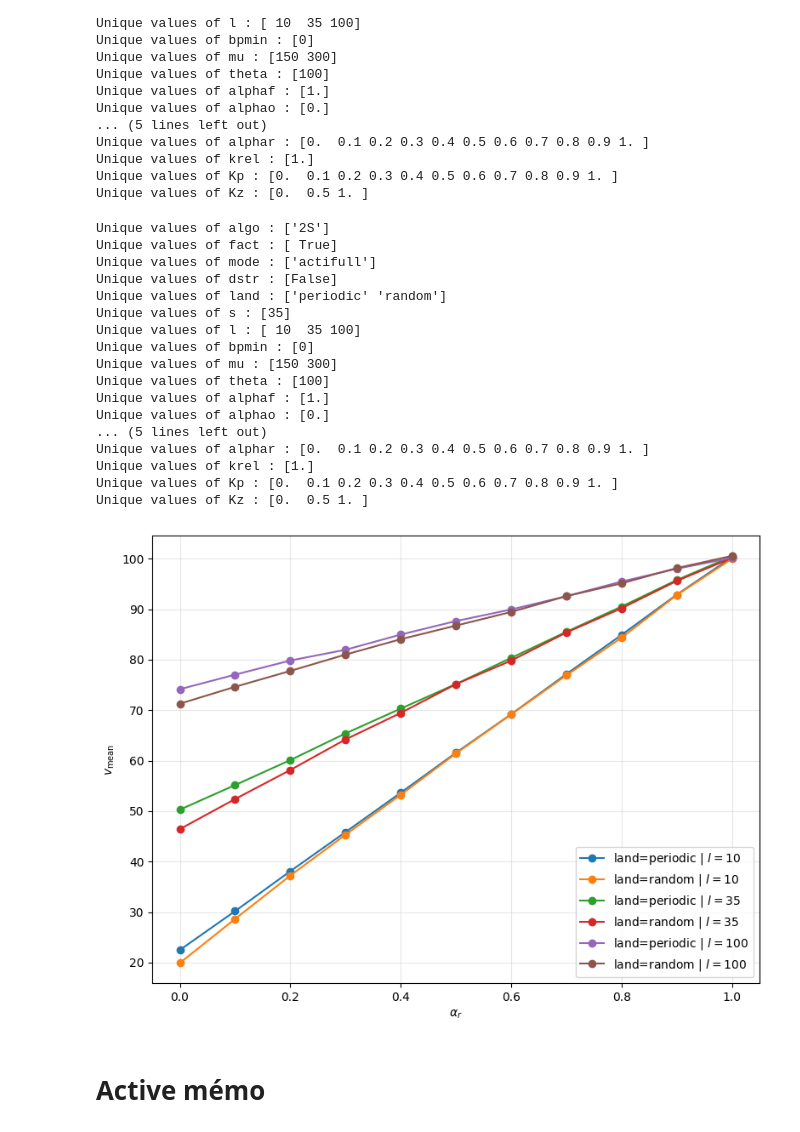
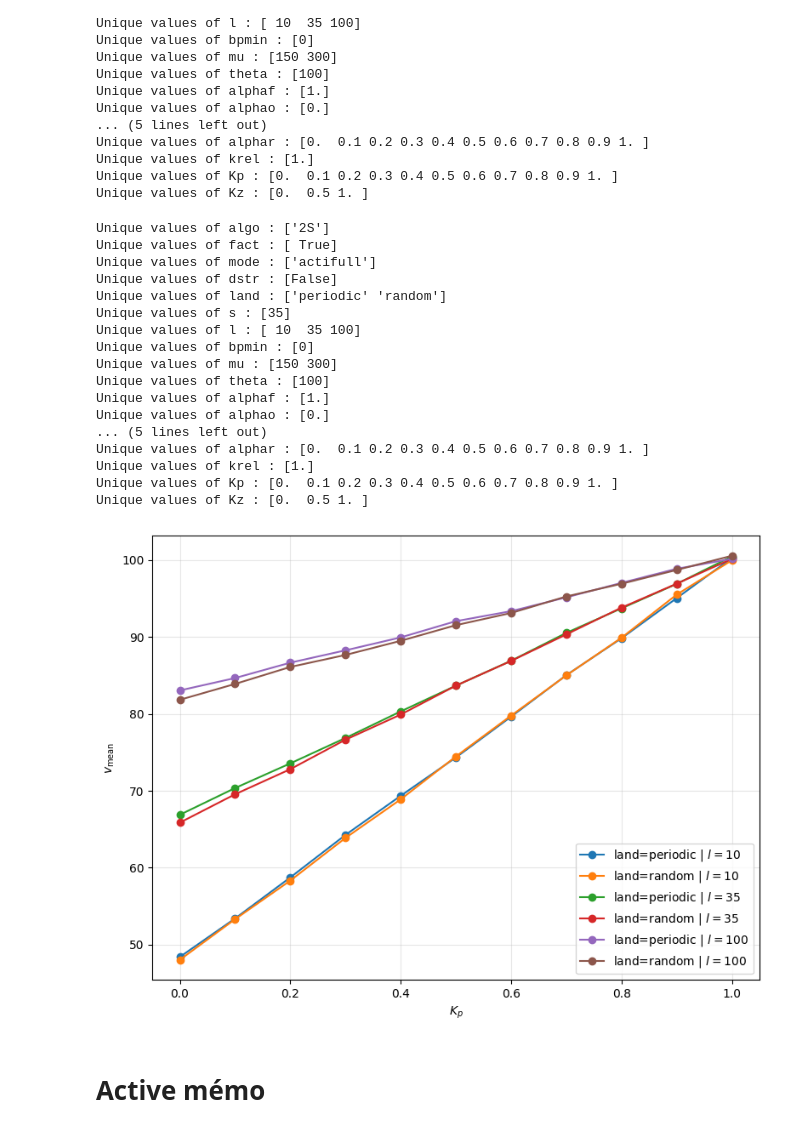
Before and after one commit to npelletbossot/nucleo, a Jupyter notebook: notebooks/work/fact_bis.ipynb, the cells around one changed output. Cells and saved outputs as stored; diff of their text form; code cells hidden in the pictures.

```diff
--- a/notebooks/work/fact_bis.ipynb
+++ b/notebooks/work/fact_bis.ipynb
@@ -352,7 +352,7 @@ plt.figure(figsize=(8, 6), dpi=300)
 ls = np.unique(df_passive["l"].to_numpy())
 
 for l in ls:
-    for land in landscapes:
+    for land in lands:
 
         df_land = df_passive.filter(
             (pl.col("land") == land) &
@@ -402,7 +402,7 @@ plt.figure(figsize=(8, 6), dpi=300)
 ls = np.unique(df_passive["l"].to_numpy())
 
 for l in ls:
-    for land in landscapes:
+    for land in lands:
 
         df_land = df_passive.filter(
             (pl.col("land") == land) &
@@ -450,7 +450,7 @@ for l in ls:
 
     c = (150 + l) / (35 + l)
 
-    for land in landscapes:
+    for land in lands:
 
         df_land = df_passive.filter(
             (pl.col("land") == land) &
@@ -580,9 +580,9 @@ shape: (28_836, 61)
 for col in COLUMNS:
     print(f"Unique values of {col} : {np.unique(df_actifull[col])}")
 
-landscapes = ["periodic", "random"]
+lands = ["periodic", "random"]
 df_actifull = df_actifull.filter(
-    (pl.col("land").is_in(landscapes))
+    (pl.col("land").is_in(lands))
 )
 # %% [output]
 Unique values of algo : ['2S']
@@ -610,7 +610,7 @@ import numpy as np
 
 lands   = np.unique(df_actifull["land"].to_numpy())
 ls      = np.unique(df_actifull["l"].to_numpy())
-Kp      = 1
+alphar  = 1
 Kz      = 1
 rrest   = 2.0
 mu      = 150
@@ -623,54 +623,54 @@ for col in COLUMNS:
 
 
 for l in ls:
-    for land in landscapes:
+    for land in lands:
 
         df_land = df_actifull.filter(
             (pl.col("land") == land) &
             (pl.col("l") == l) &
             (pl.col("mu") == mu) &
             (pl.col("rrest") == rrest) &
-            (pl.col("Kp") == Kp) &
+            (pl.col("alphar") == alphar) &
             (pl.col("Kz") == Kz)
         )
 
-        alphar = df_land["alphar"].to_numpy()
+        Kp = df_land["Kp"].to_numpy()
         v_mean_land = df_land["v_mean"].to_numpy()
 
         # order = np.argsort(Kp_alphar)
 
         plt.plot(
-            alphar,
+            Kp,
             v_mean_land,
             marker="o",
             label=f"land={land} | $l={l}$"
         )
 
-plt.xlabel(r"$\alpha_r$")
+plt.xlabel(r"$K_p$")
 plt.ylabel(r"$v_{\mathrm{mean}}$")
 plt.grid(True, alpha=0.30)
 plt.legend()
 plt.tight_layout()
 plt.show()
 # %% [output]
 Unique values of algo : ['2S']
 Unique values of fact : [ True]
 Unique values of mode : ['actifull']
 Unique values of dstr : [False]
 Unique values of land : ['periodic' 'random']
 Unique values of s : [35]
 Unique values of l : [ 10  35 100]
 Unique values of bpmin : [0]
 Unique values of mu : [150 300]
 Unique values of theta : [100]
 Unique values of alphaf : [1.]
 Unique values of alphao : [0.]
 ... (5 lines left out)
 Unique values of alphar : [0.  0.1 0.2 0.3 0.4 0.5 0.6 0.7 0.8 0.9 1. ]
 Unique values of krel : [1.]
 Unique values of Kp : [0.  0.1 0.2 0.3 0.4 0.5 0.6 0.7 0.8 0.9 1. ]
 Unique values of Kz : [0.  0.5 1. ]
-[figure, old version]
+[figure, new version]
 # %% [markdown]
 # Active mémo
 # %%
```
Also changed, not shown: parts of 7 cells of this notebook, 6 other files.
